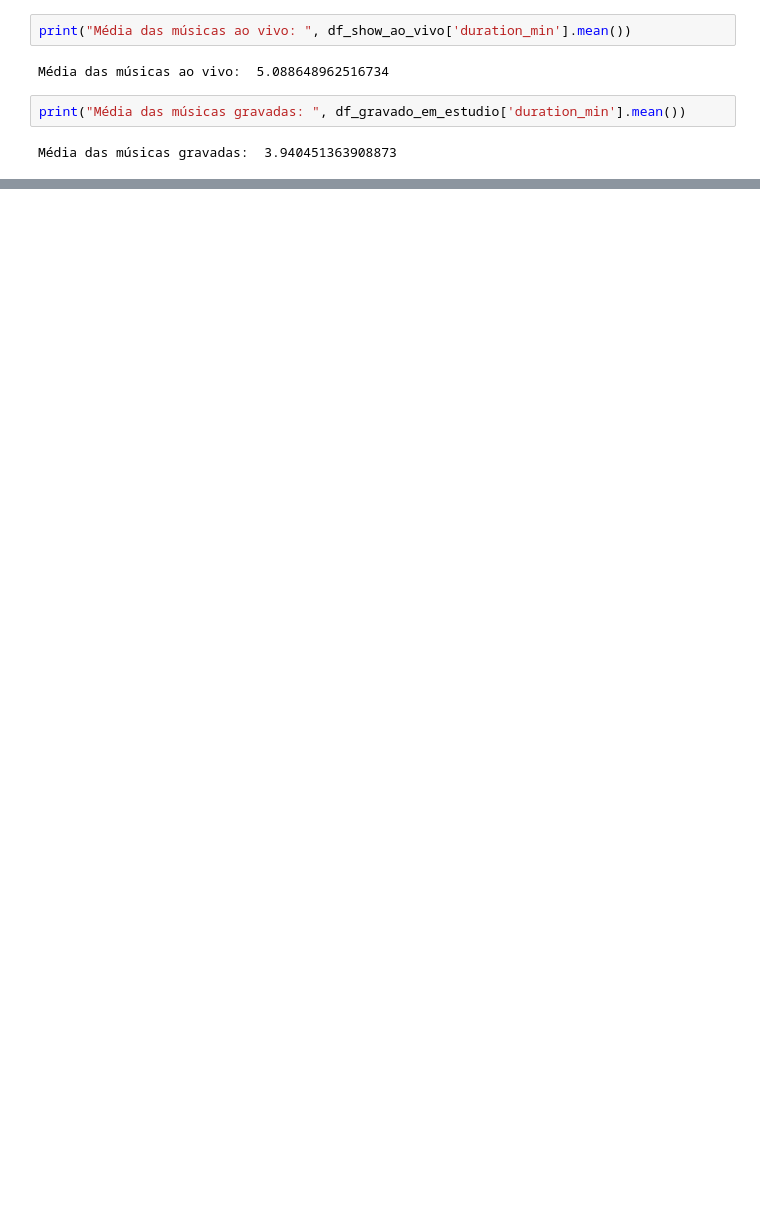
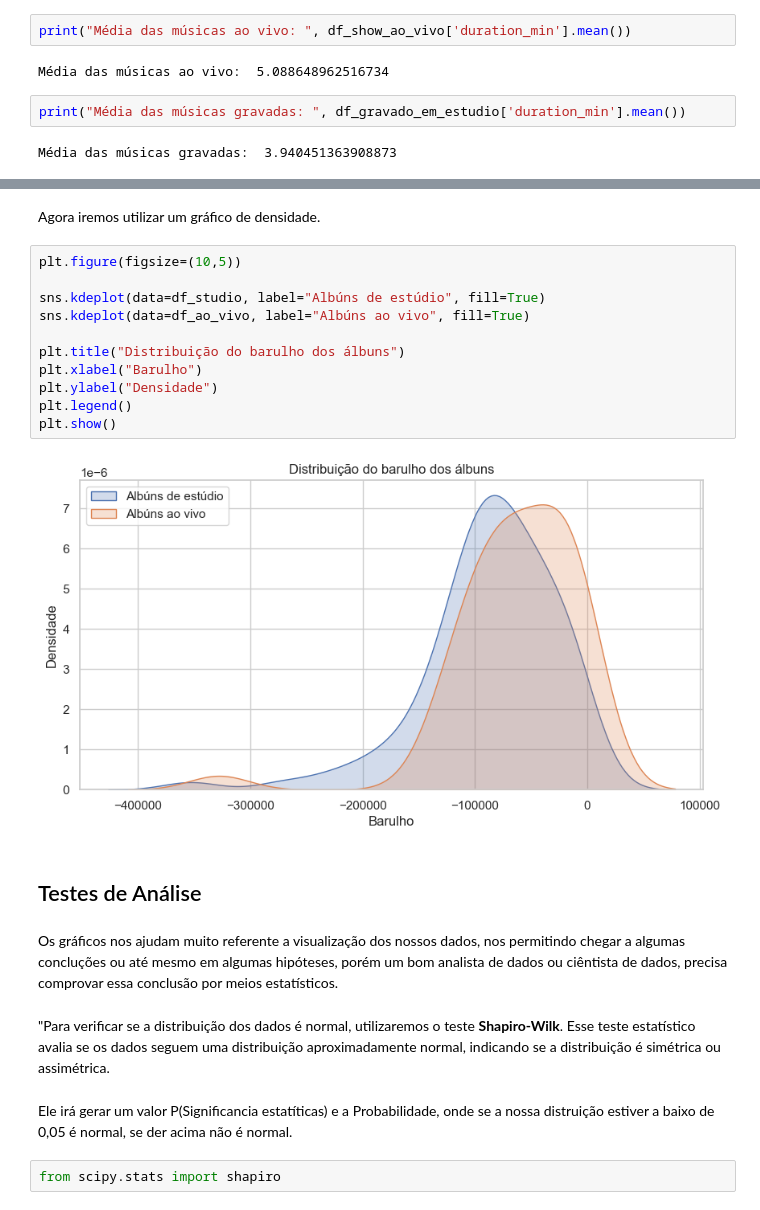
Before and after one commit to CorsiIsa/PosTech-Machine_Learng_And_Times_Series, a Jupyter notebook: analise_exploratoria.ipynb, the cells around one changed output, grey strips where cells are left out. Drawn from its saved outputs; the diff is of its cells as text; blank space fills up the shorter version.

Commit message:
feat: Conhecendo um pouco mais sobre Testes de Análise.

```diff
--- a/analise_exploratoria.ipynb
+++ b/analise_exploratoria.ipynb
@@ -367,0 +431,25 @@ Média das músicas gravadas:  3.940451363908873
+# %% [markdown]
+Agora iremos utilizar um gráfico de densidade.
+# %%
+plt.figure(figsize=(10,5))
+
+sns.kdeplot(data=df_studio, label="Albúns de estúdio", fill=True)
+sns.kdeplot(data=df_ao_vivo, label="Albúns ao vivo", fill=True)
+
+plt.title("Distribuição do barulho dos álbuns")
+plt.xlabel("Barulho")
+plt.ylabel("Densidade")
+plt.legend()
+plt.show()
+# %% [output]
+[figure, added]
+# %% [markdown]
+## Testes de Análise
+# %% [markdown]
+Os gráficos nos ajudam muito referente a visualização dos nossos dados, nos permitindo chegar a algumas concluções ou até mesmo em algumas hipóteses, porém um bom analista de dados ou ciêntista de dados, precisa comprovar essa conclusão por meios estatísticos.
+# %% [markdown]
+"Para verificar se a distribuição dos dados é normal, utilizaremos o teste **Shapiro-Wilk**. Esse teste estatístico avalia se os dados seguem uma distribuição aproximadamente normal, indicando se a distribuição é simétrica ou assimétrica.
+# %% [markdown]
+Ele irá gerar um valor P(Significancia estatíticas) e a Probabilidade, onde se a nossa distruição estiver a baixo de 0,05 é normal, se der acima não é normal.
+# %%
+from scipy.stats import shapiro
```
Also changed, not shown: parts of 10 cells of this notebook.
